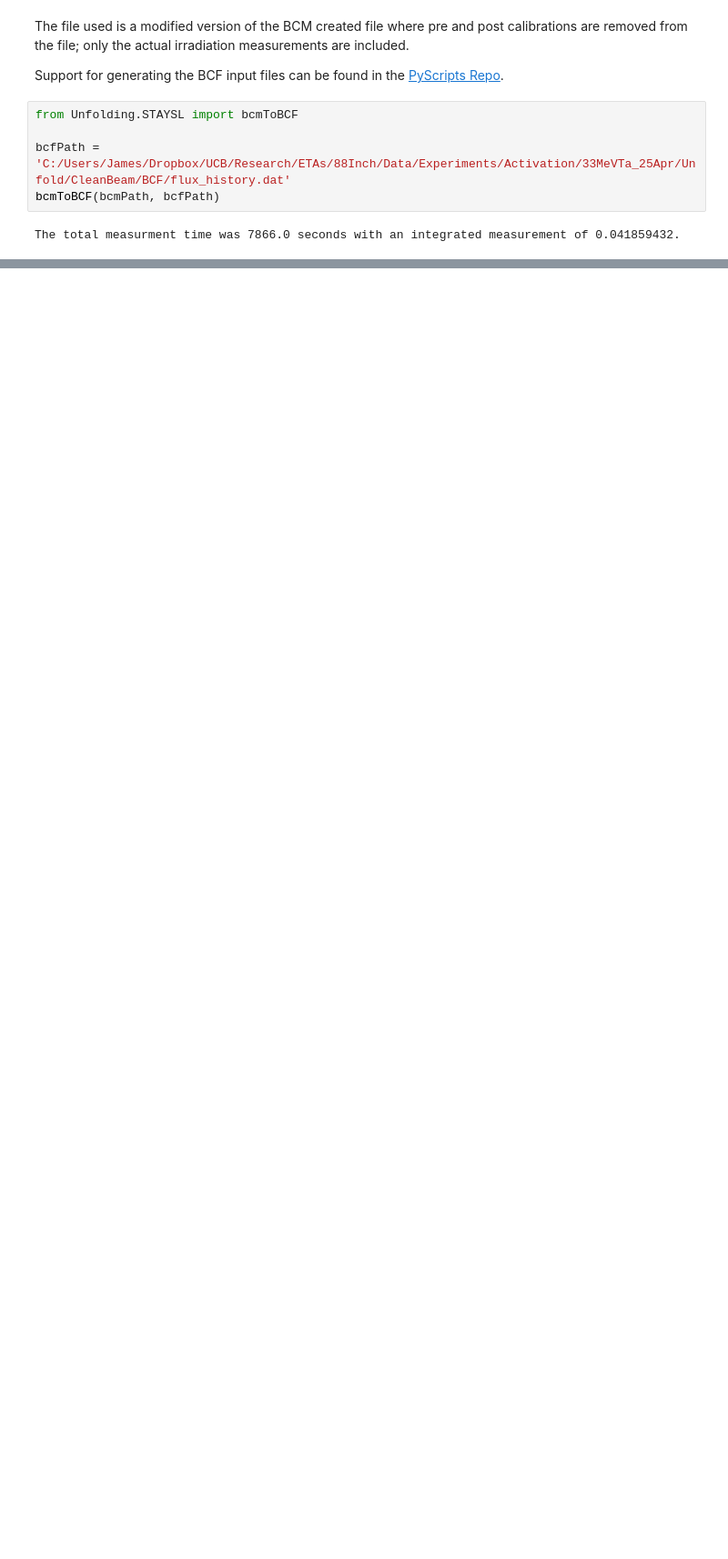
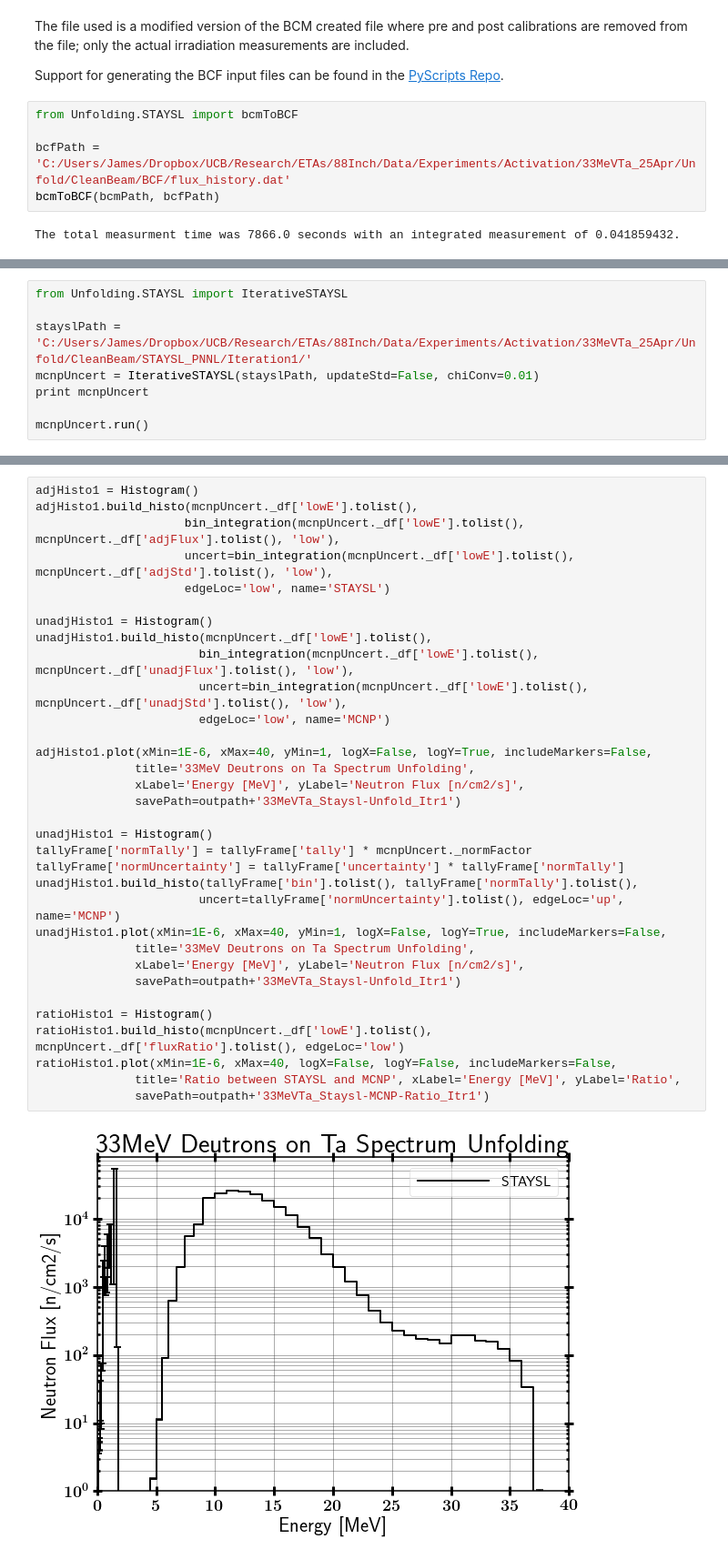
Before and after one commit to 2lambda123/88_Data, a Jupyter notebook: Experiments/Activation/33MeVTa_25Apr/Unfold/CleanBeam/STAYSL_CleanBeam_Input-&-Analysis.ipynb, the cells around one changed output, grey strips where cells are left out. Shown at 91% size. Cells and saved outputs as stored; diff of their text form; blank space fills up the shorter version.

```diff
--- a/Experiments/Activation/33MeVTa_25Apr/Unfold/CleanBeam/STAYSL_CleanBeam_Input-&-Analysis.ipynb
+++ b/Experiments/Activation/33MeVTa_25Apr/Unfold/CleanBeam/STAYSL_CleanBeam_Input-&-Analysis.ipynb
@@ -91,0 +196,8 @@ The STAYSL code is ran by double clicking the executable or running from the com
+# %%
+from Unfolding.STAYSL import IterativeSTAYSL
+
+stayslPath = 'C:/Users/James/Dropbox/UCB/Research/ETAs/88Inch/Data/Experiments/Activation/33MeVTa_25Apr/Unfold/CleanBeam/STAYSL_PNNL/Iteration1/'
+mcnpUncert = IterativeSTAYSL(stayslPath, updateStd=False, chiConv=0.01)
+print mcnpUncert
+
+mcnpUncert.run()
@@ -91,0 +222,35 @@ The STAYSL code is ran by double clicking the executable or running from the com
+# %%
+adjHisto1 = Histogram()
+adjHisto1.build_histo(mcnpUncert._df['lowE'].tolist(),
+                     bin_integration(mcnpUncert._df['lowE'].tolist(), mcnpUncert._df['adjFlux'].tolist(), 'low'),
+                     uncert=bin_integration(mcnpUncert._df['lowE'].tolist(), mcnpUncert._df['adjStd'].tolist(), 'low'),
+                     edgeLoc='low', name='STAYSL')
+
+unadjHisto1 = Histogram()
+unadjHisto1.build_histo(mcnpUncert._df['lowE'].tolist(),
+                       bin_integration(mcnpUncert._df['lowE'].tolist(), mcnpUncert._df['unadjFlux'].tolist(), 'low'),
+                       uncert=bin_integration(mcnpUncert._df['lowE'].tolist(), mcnpUncert._df['unadjStd'].tolist(), 'low'),
+                       edgeLoc='low', name='MCNP')
+
+adjHisto1.plot(xMin=1E-6, xMax=40, yMin=1, logX=False, logY=True, includeMarkers=False,
+              title='33MeV Deutrons on Ta Spectrum Unfolding',
+              xLabel='Energy [MeV]', yLabel='Neutron Flux [n/cm2/s]',
+              savePath=outpath+'33MeVTa_Staysl-Unfold_Itr1')
+
+unadjHisto1 = Histogram()
+tallyFrame['normTally'] = tallyFrame['tally'] * mcnpUncert._normFactor
+tallyFrame['normUncertainty'] = tallyFrame['uncertainty'] * tallyFrame['normTally']
+unadjHisto1.build_histo(tallyFrame['bin'].tolist(), tallyFrame['normTally'].tolist(),
+                       uncert=tallyFrame['normUncertainty'].tolist(), edgeLoc='up', name='MCNP')
+unadjHisto1.plot(xMin=1E-6, xMax=40, yMin=1, logX=False, logY=True, includeMarkers=False,
+              title='33MeV Deutrons on Ta Spectrum Unfolding',
+              xLabel='Energy [MeV]', yLabel='Neutron Flux [n/cm2/s]',
+              savePath=outpath+'33MeVTa_Staysl-Unfold_Itr1')
+
+ratioHisto1 = Histogram()
+ratioHisto1.build_histo(mcnpUncert._df['lowE'].tolist(), mcnpUncert._df['fluxRatio'].tolist(), edgeLoc='low')
+ratioHisto1.plot(xMin=1E-6, xMax=40, logX=False, logY=False, includeMarkers=False,
+              title='Ratio between STAYSL and MCNP', xLabel='Energy [MeV]', yLabel='Ratio',
+              savePath=outpath+'33MeVTa_Staysl-MCNP-Ratio_Itr1')
+# %% [output]
+[figure, added]
```
Also changed, not shown: parts of 21 cells of this notebook, 16 other files.
